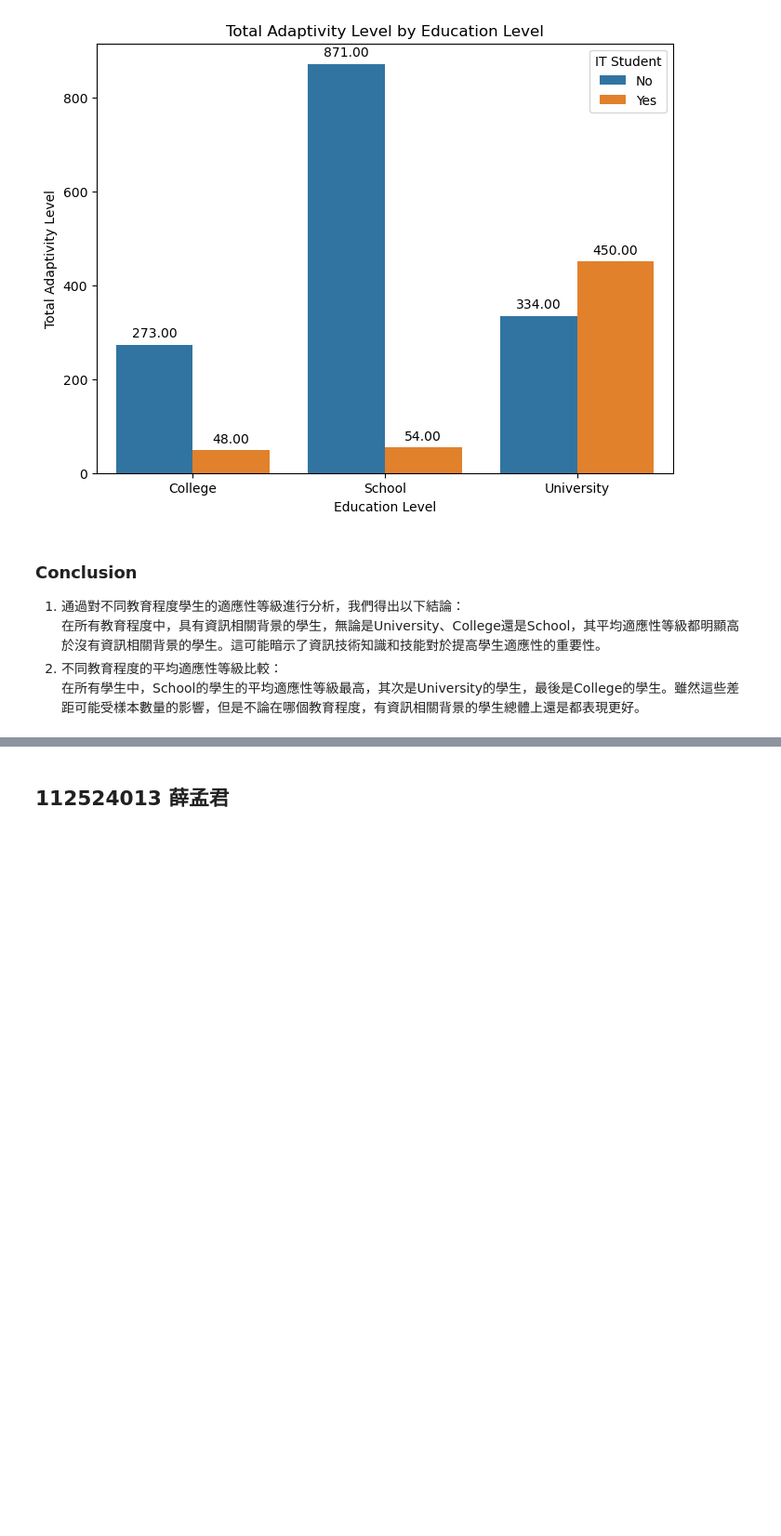
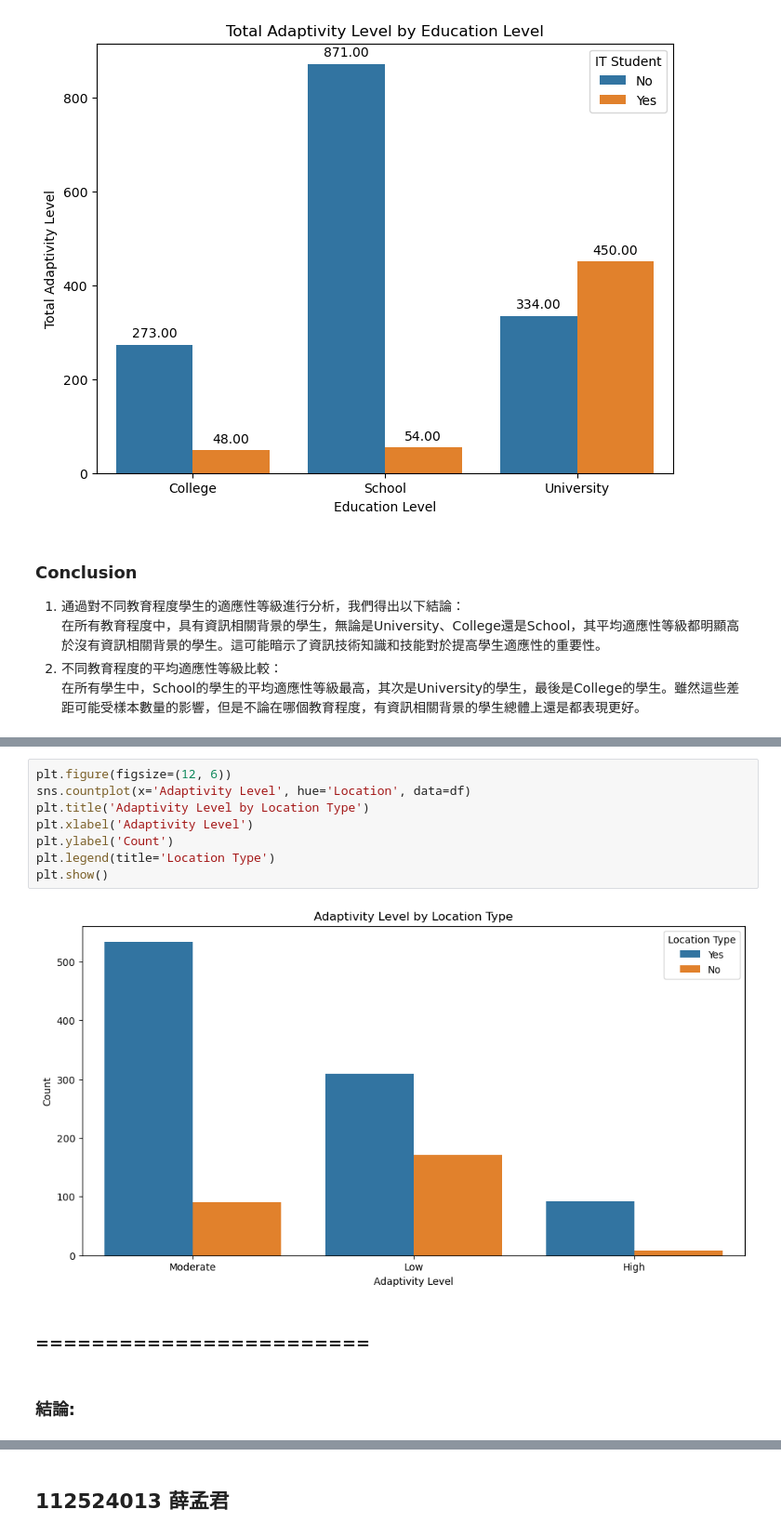
Before and after one commit to Bighsueh/AdaptabilityLevelAnalysis, a Jupyter notebook: main.ipynb, the cells around one changed output, grey strips where cells are left out. Shown at 93% size. Saved outputs shown, nothing was run; the diff lists cells and outputs as text; blank space fills up the shorter version.

```diff
--- a/main.ipynb
+++ b/main.ipynb
@@ -786,0 +839,14 @@ plt.show()
+# %%
+plt.figure(figsize=(12, 6))
+sns.countplot(x='Adaptivity Level', hue='Location', data=df)
+plt.title('Adaptivity Level by Location Type')
+plt.xlabel('Adaptivity Level')
+plt.ylabel('Count')
+plt.legend(title='Location Type')
+plt.show()
+# %% [output]
+[figure, added]
+# %% [markdown]
+### ========================
+# %% [markdown]
+### 結論:
```
Also changed, not shown: parts of 26 cells of this notebook.
